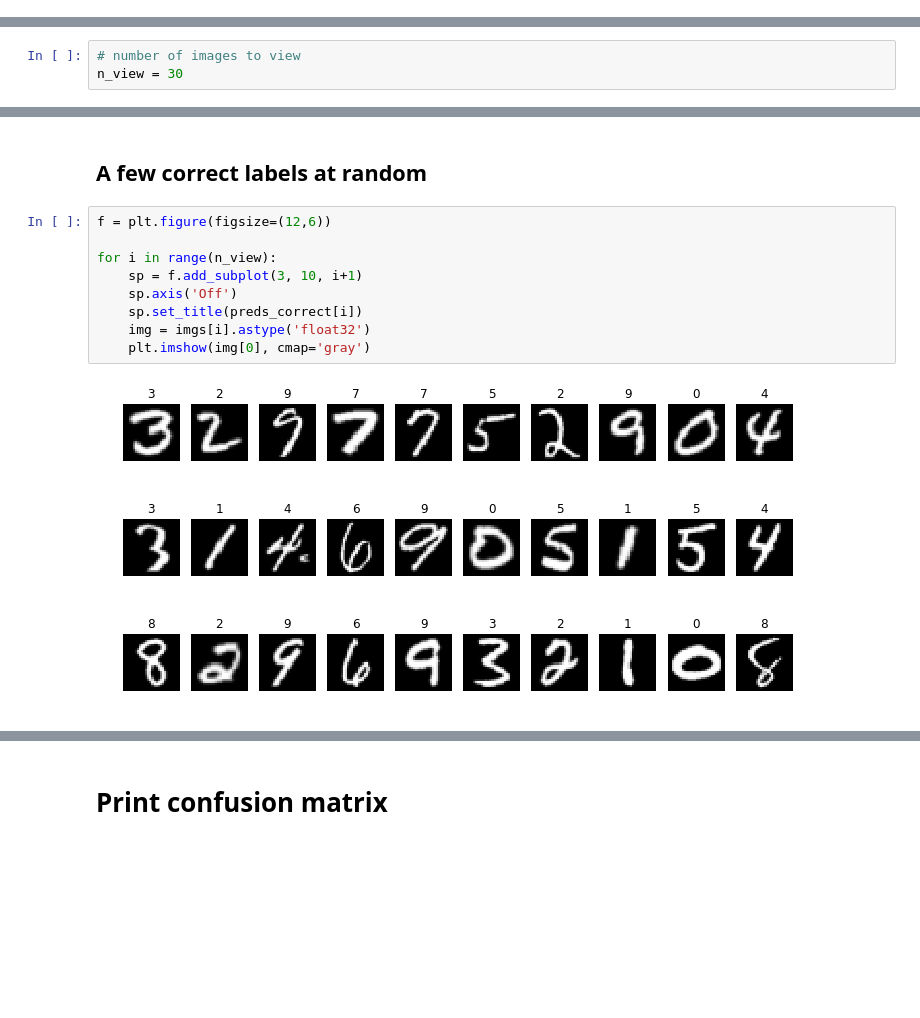
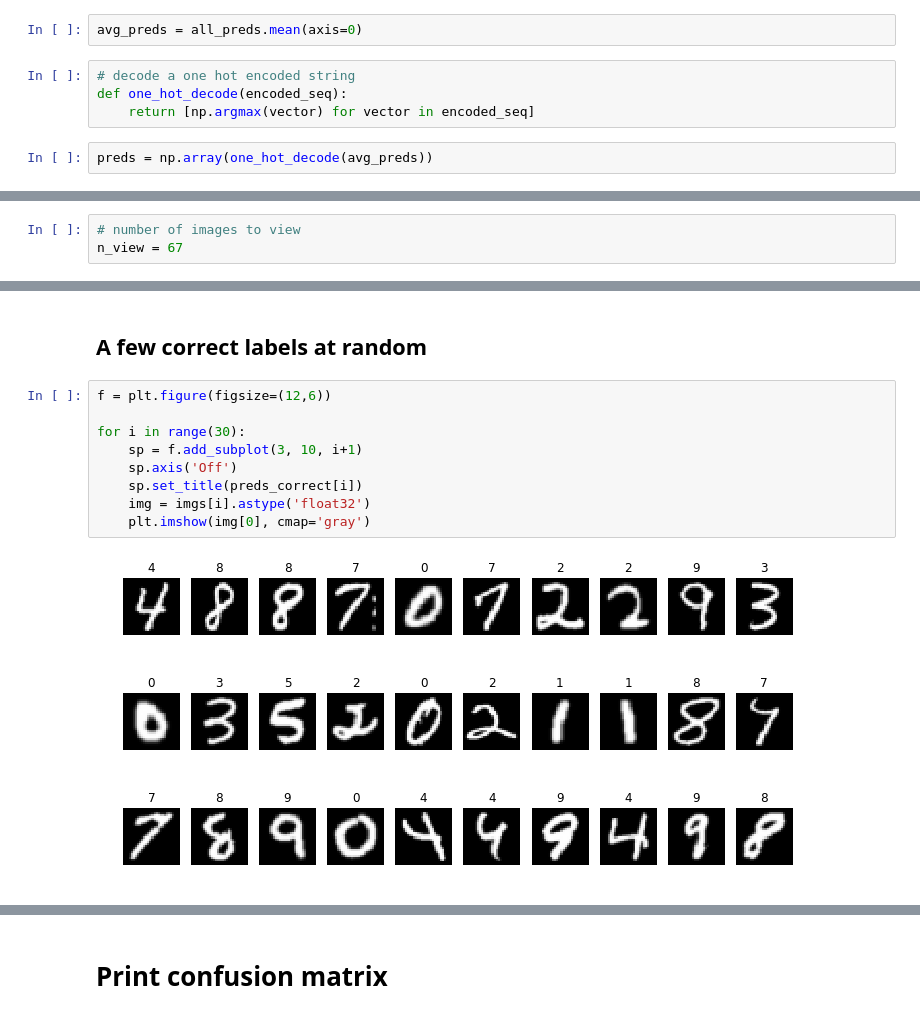
Before and after one commit to j05t/emnist, a Jupyter notebook: emnist_dropout_0.4.ipynb, the cells around one changed output, grey strips where cells are left out. Saved outputs shown, nothing was run; the diff lists cells and outputs as text; blank space fills up the shorter version.

```diff
--- a/emnist_dropout_0.4.ipynb
+++ b/emnist_dropout_0.4.ipynb
@@ -500,0 +495,8 @@ preds.shape
+# %%
+avg_preds = all_preds.mean(axis=0)
+# %%
+# decode a one hot encoded string
+def one_hot_decode(encoded_seq):
+    return [np.argmax(vector) for vector in encoded_seq]
+# %%
+preds = np.array(one_hot_decode(avg_preds))
@@ -517,6 +530,6 @@ incorrect.shape
 # %%
 # number of images to view
-n_view = 30
+n_view = 67
 # %%
 from numpy.random import permutation
 
@@ -538,14 +551,14 @@ imgs.shape
 # %%
 f = plt.figure(figsize=(12,6))
 
-for i in range(n_view):
+for i in range(30):
     sp = f.add_subplot(3, 10, i+1)
     sp.axis('Off')
     sp.set_title(preds_correct[i])
     img = imgs[i].astype('float32')
     plt.imshow(img[0], cmap='gray')
 # %% [output]
-[figure, old version]
+[figure, new version]
 # %%
 # ground truth labels
 test_labels[idx]
```
Also changed, not shown: parts of 29 cells of this notebook, 1 other file.
